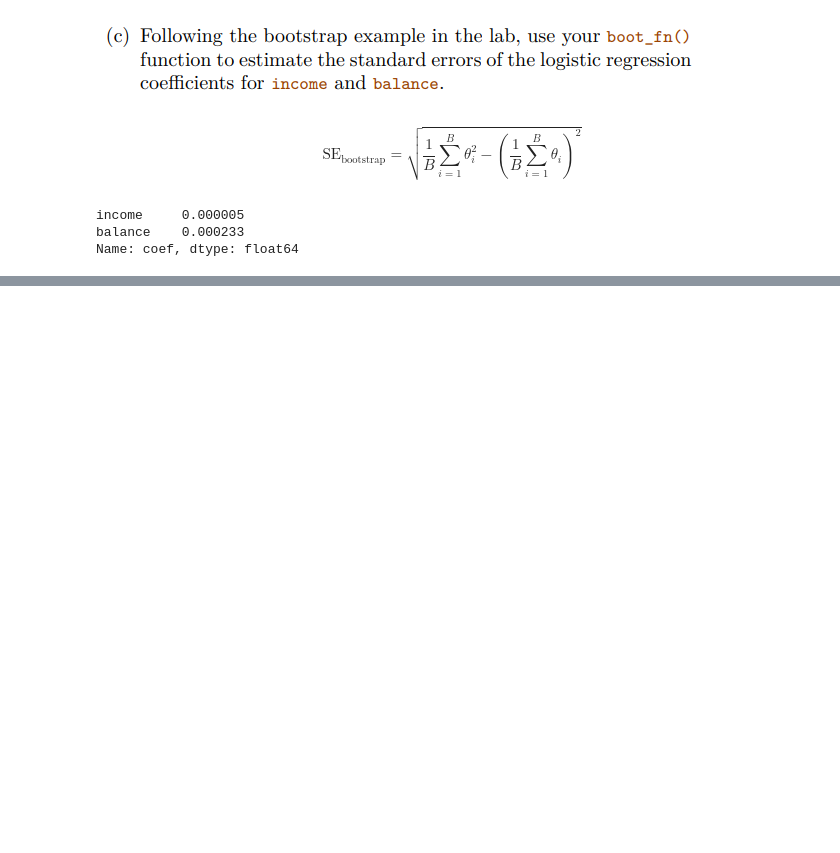
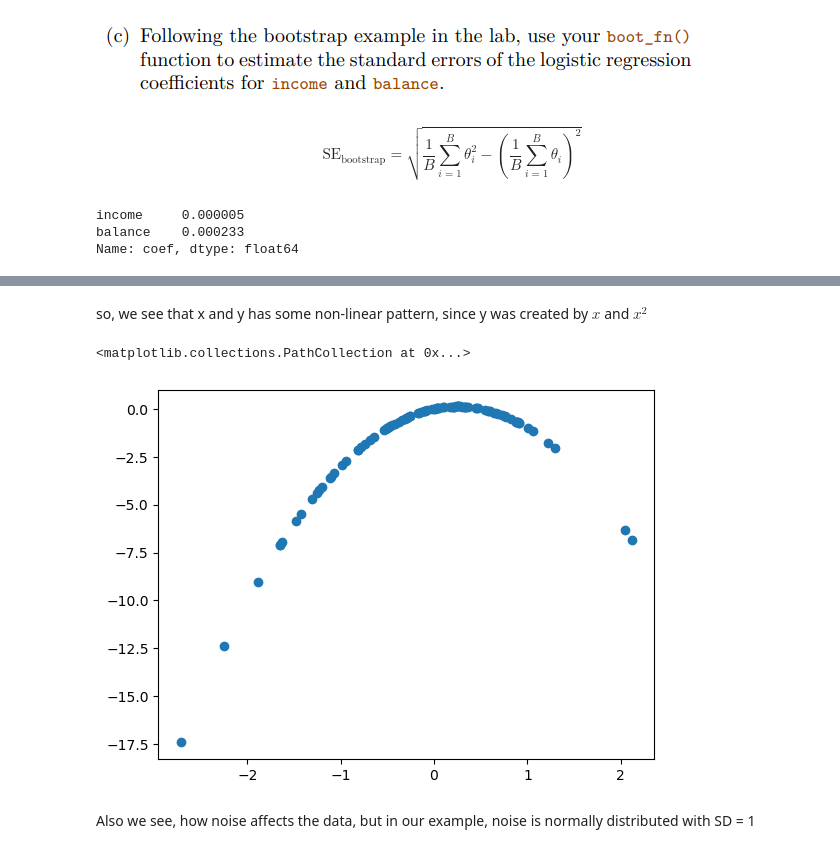
Before and after one commit to kolyakr/ISLP, a Jupyter notebook: 5_resampling_methods/exercises.ipynb, the cells around one changed output, grey strips where cells are left out. Cells and saved outputs as stored; diff of their text form; code cells hidden in the pictures; blank space fills up the shorter version.

```diff
--- a/5_resampling_methods/exercises.ipynb
+++ b/5_resampling_methods/exercises.ipynb
@@ -395,0 +525,10 @@ Name: coef, dtype: float64
+# %% [markdown]
+so, we see that x and y has some non-linear pattern, since y was created by $x$ and $x^{2}$
+# %%
+y = x - 2 * x**2
+plt.scatter(x, y)
+# %% [output]
+<matplotlib.collections.PathCollection at 0x...>
+[figure, added]
+# %% [markdown]
+Also we see, how noise affects the data, but in our example, noise is normally distributed with SD = 1
```
Also changed, not shown: parts of 59 cells of this notebook.
